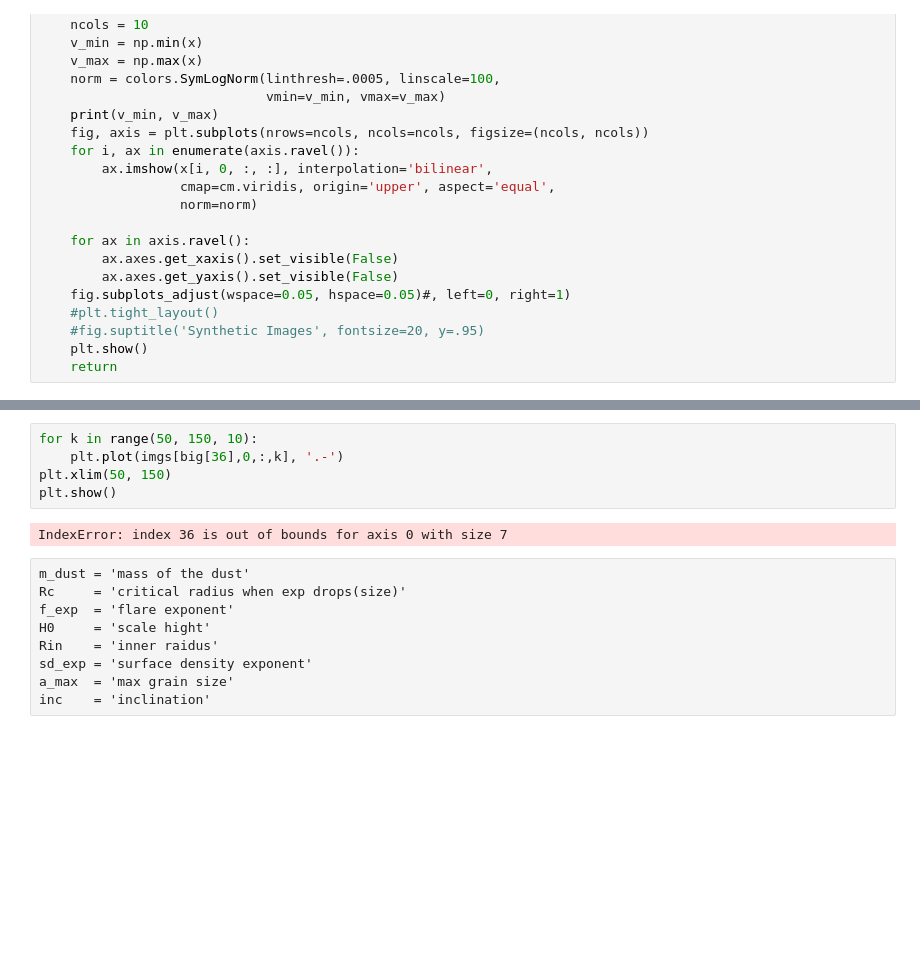
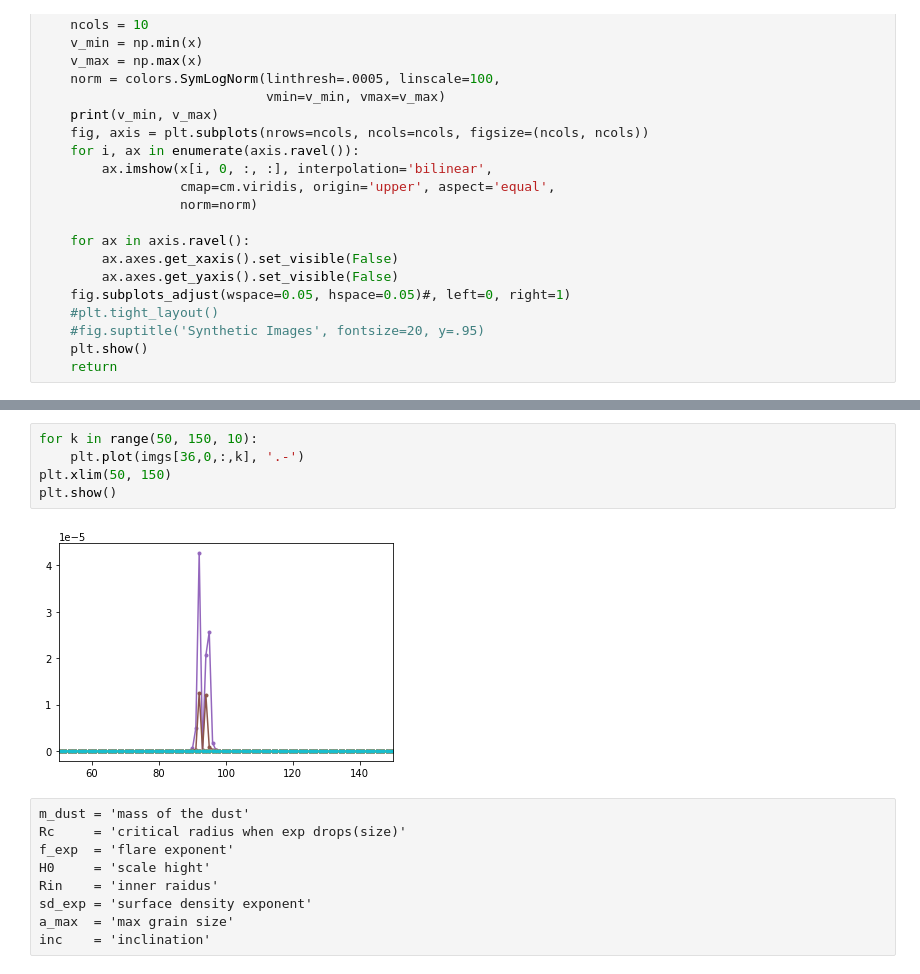
Before and after one commit to keflavich/PPDAE, a Jupyter notebook: notebooks/data_exploration.ipynb, the cells around one changed output, grey strips where cells are left out. Saved outputs shown, nothing was run; the diff lists cells and outputs as text; blank space fills up the shorter version.

```diff
--- a/notebooks/data_exploration.ipynb
+++ b/notebooks/data_exploration.ipynb
@@ -181,10 +190,10 @@ plt.show()
 # %%
 for k in range(50, 150, 10):
-    plt.plot(imgs[big[36],0,:,k], '.-')
+    plt.plot(imgs[36,0,:,k], '.-')
 plt.xlim(50, 150)
 plt.show()
 # %% [output]
-IndexError: index 36 is out of bounds for axis 0 with size 7
+[figure, added]
 # %% [raw]
 m_dust = 'mass of the dust'
 Rc     = 'critical radius when exp drops(size)'
```
Also changed, not shown: parts of 8 cells of this notebook, 3 other files.
